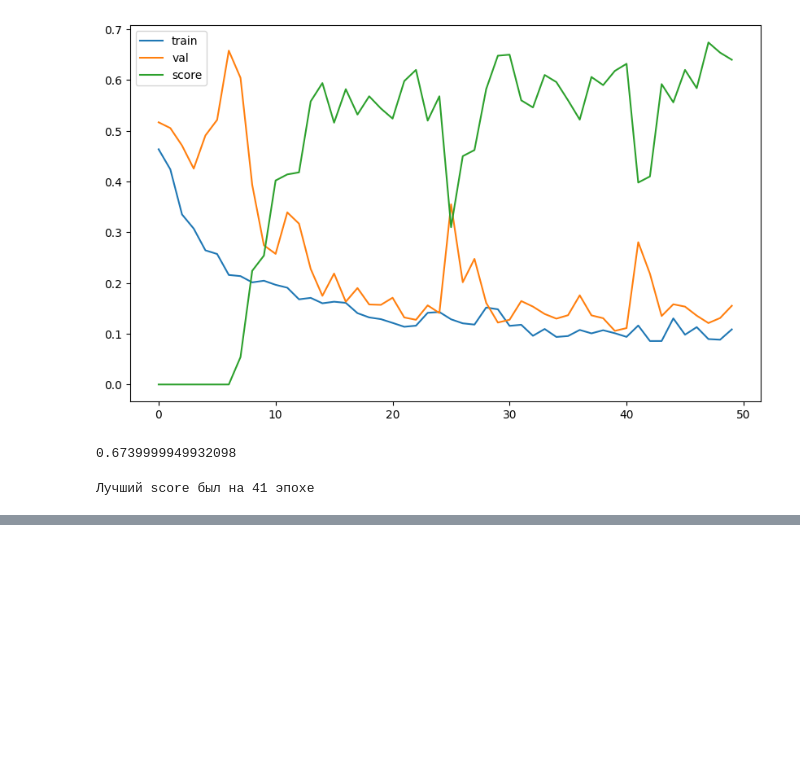
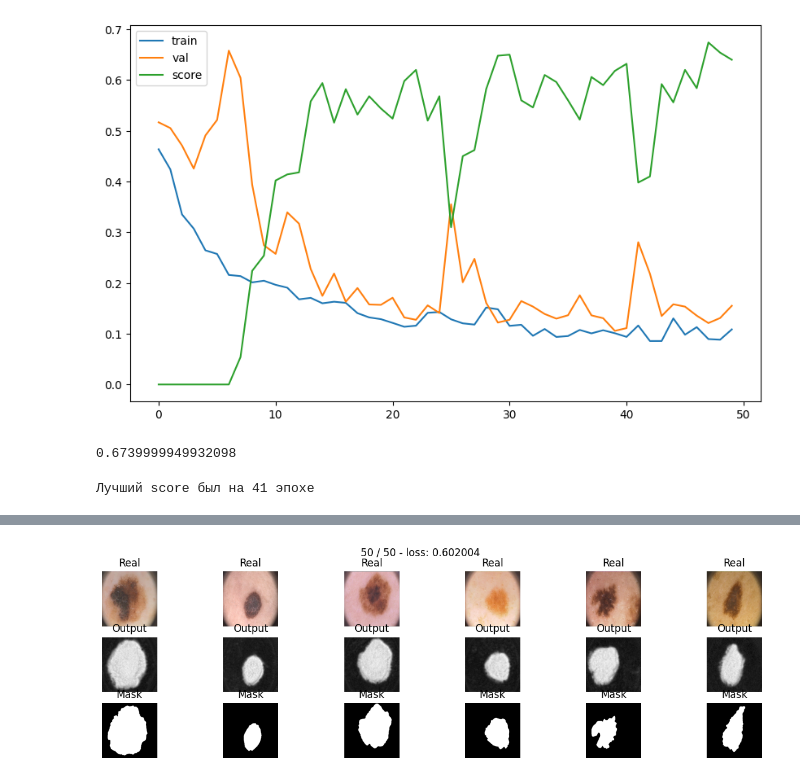
Before and after one commit to vasil-gr/DeepLearningSchool, a Jupyter notebook: DLS. HW6. Semantic Segmentation (Block 16, tasks 1-3).ipynb, the cells around one changed output, grey strips where cells are left out. Cells and saved outputs as stored; diff of their text form; code cells hidden in the pictures; blank space fills up the shorter version.

```diff
--- a/DLS. HW6. Semantic Segmentation (Block 16, tasks 1-3).ipynb
+++ b/DLS. HW6. Semantic Segmentation (Block 16, tasks 1-3).ipynb
@@ -618,0 +643,18 @@ print('Лучший score был на %d эпохе' % segnet_focal_hist[2].inde
+# %%
+from scipy.ndimage import distance_transform_edt
+
+def boundary_loss(y_real, y_pred):
+    y_pred = torch.sigmoid(y_pred)
+    a = 0.01
+    dice_loss_res = torch.mean(torch.ones_like(y_real * y_pred) - (2 * y_real * y_pred + 1e-10) / (y_real + y_pred + 1e-10))
+    boundary_loss = 0
+    for y_real_im, y_pred_im in zip(y_real, y_pred):
+        mask = torch.squeeze(y_real_im, 0).cpu()
+        negmask = torch.ones_like(mask) - mask
+        dist_mask = torch.tensor(distance_transform_edt(negmask)) * negmask - torch.tensor((distance_transform_edt(mask) - 1)) * mask
+        if y_pred_im.get_device() != -1:
+            dist_mask = dist_mask.to(device)
+        boundary_loss += torch.mean(y_pred_im * dist_mask)
+    print(dice_loss_res, " ",boundary_loss / len(y_real))
+    res = dice_loss_res + a * (boundary_loss / len(y_real))
+    return res
@@ -618,0 +666,12 @@ print('Лучший score был на %d эпохе' % segnet_focal_hist[2].inde
+# %%
+model_boundary = SegNet().to(device)
+# %%
+max_epochs = 50
+segnet_boundary_hist  = []
+optimaizer = optim.Adam(model_boundary.parameters())
+v_loss, t_loss, t_score = train(model_boundary, optimaizer, boundary_loss, max_epochs, data_tr, data_val)
+segnet_boundary_hist.append(v_loss)
+segnet_boundary_hist.append(t_loss)
+segnet_boundary_hist.append(t_score)
+# %% [output]
+[figure, added]
```
Also changed, not shown: parts of 4 cells of this notebook.
